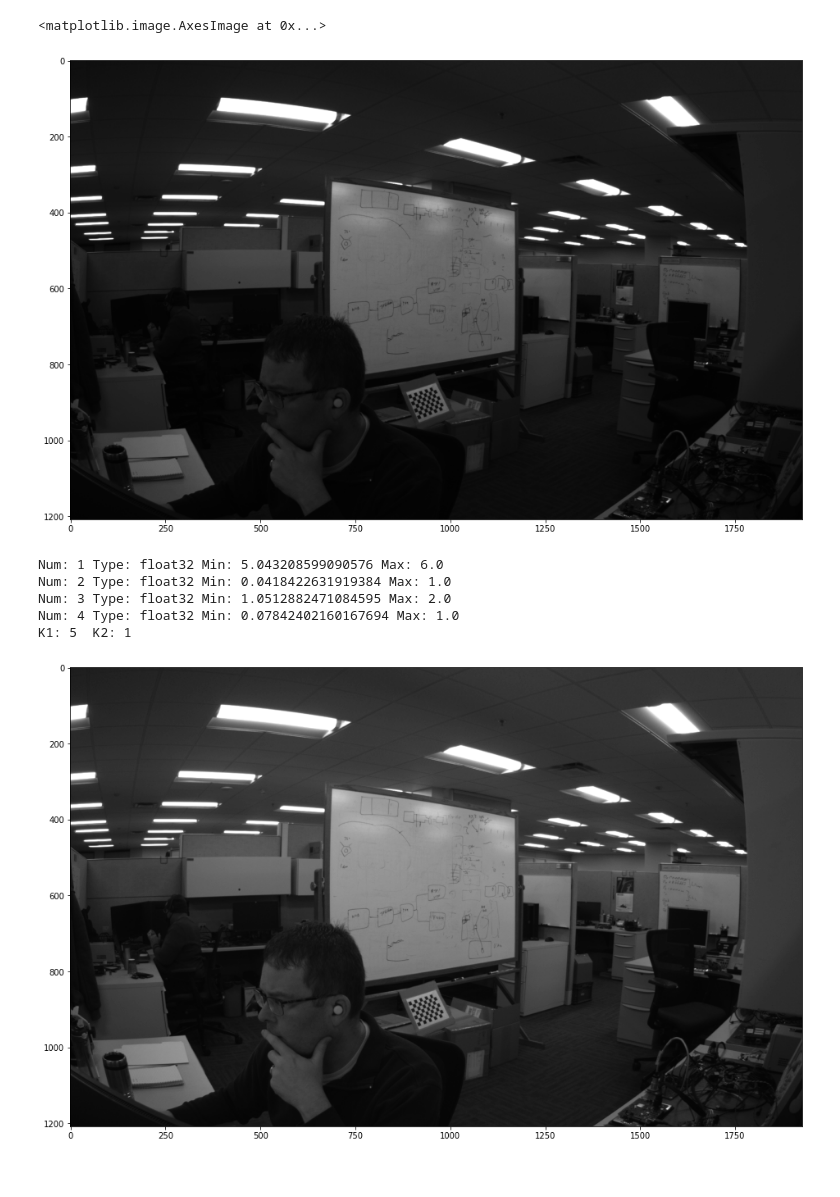
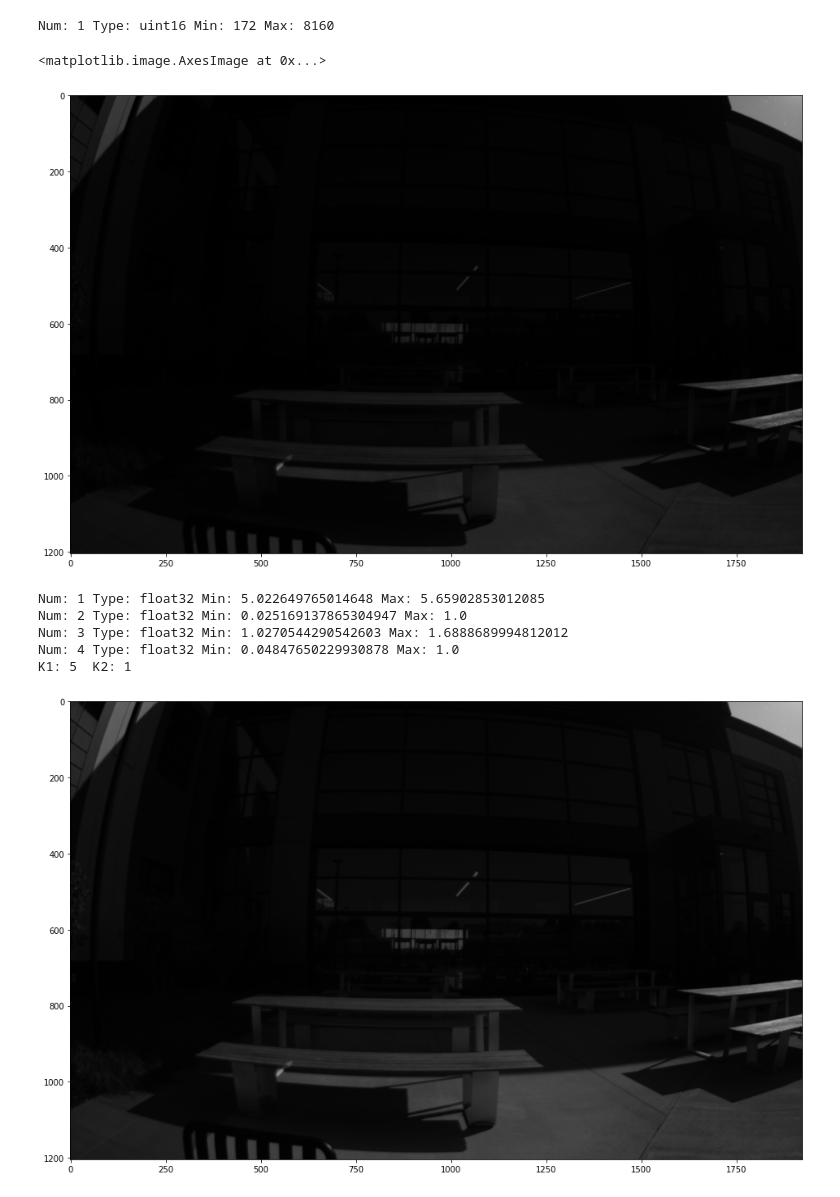
Before and after one commit to nlbutts/vitis_isp, a Jupyter notebook: notebook/simple_hdr.ipynb, the cells around one changed output. Saved outputs shown, nothing was run; the diff lists cells and outputs as text; code cells hidden in the pictures.

```diff
--- a/notebook/simple_hdr.ipynb
+++ b/notebook/simple_hdr.ipynb
@@ -9,12 +9,17 @@ def print_stats(num, img):
     minv = np.min(img)
     print(f'Num: {num} Type: {img.dtype} Min: {minv} Max: {maxv}')
 # %%
-img = cv.imread('CaptureLinear.png', -1)
+x = np.fromfile('cap_20bit_1924_1204_A.raw', 'uint32')
+img = np.reshape(x, ((1204, 1924)))
+img = img.astype('uint16')
+print_stats(1, img)
+#img = cv.imread('CaptureLinear.png', -1)
 fimg = img.astype('float32') / np.max(img)
 plt.imshow(fimg, cmap='gray')
 # %% [output]
-<matplotlib.image.AxesImage at 0x...>
+Num: 1 Type: uint16 Min: 172 Max: 8160
+<matplotlib.image.AxesImage at 0x...>
-[figure, old version]
+[figure, new version]
 # %%
 K1 = np.mean(fimg) / 2
 K1 = 5
@@ -34,12 +39,12 @@ print_stats(4, Iga)
 print(f'K1: {K1}  K2: {K2}')
 Iga = (Iga * 255).astype('uint8')
 # %% [output]
-Num: 1 Type: float32 Min: 5.043208599090576 Max: 6.0
-Num: 2 Type: float32 Min: 0.0418422631919384 Max: 1.0
-Num: 3 Type: float32 Min: 1.0512882471084595 Max: 2.0
-Num: 4 Type: float32 Min: 0.07842402160167694 Max: 1.0
+Num: 1 Type: float32 Min: 5.022649765014648 Max: 5.65902853012085
+Num: 2 Type: float32 Min: 0.025169137865304947 Max: 1.0
+Num: 3 Type: float32 Min: 1.0270544290542603 Max: 1.6888689994812012
+Num: 4 Type: float32 Min: 0.04847650229930878 Max: 1.0
 K1: 5  K2: 1
-[figure, old version]
+[figure, new version]
 # %%
 
 #cv.COLOR_BAYER_BG2BGR
```
Also changed, not shown: parts of 3 cells of this notebook, 10 other files.
